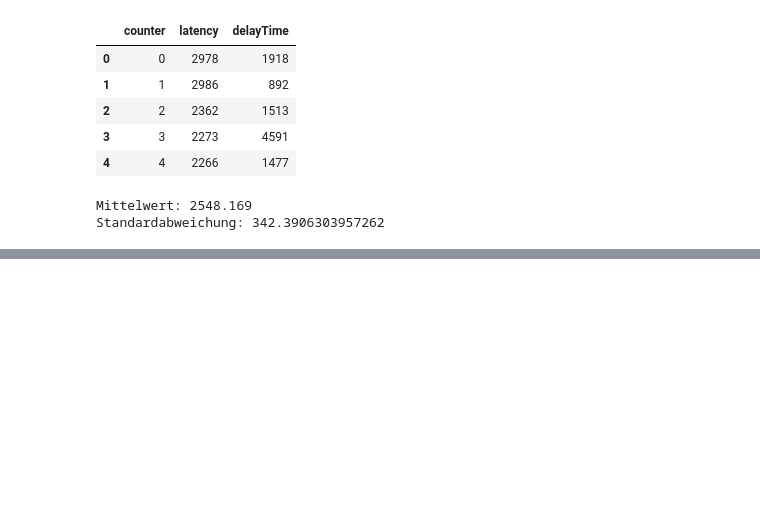
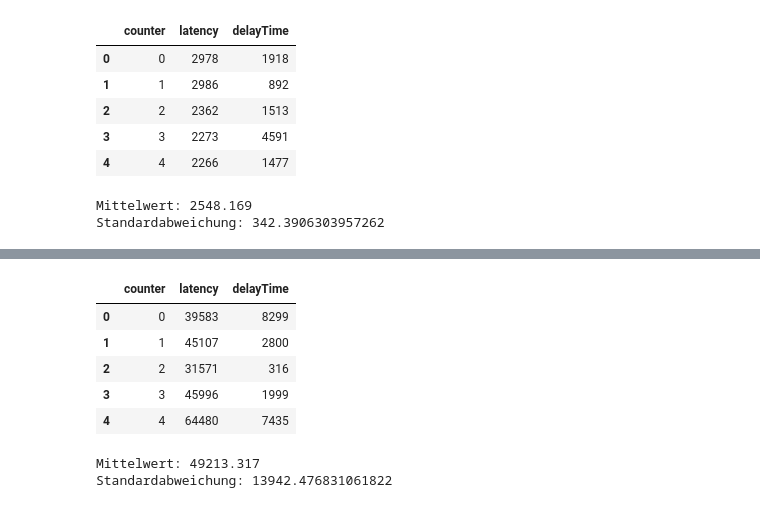
Before and after one commit to Michael1Mueller/monte-carlo, a Jupyter notebook: montecarlo.ipynb, the cells around one changed output, grey strips where cells are left out. Saved outputs shown, nothing was run; the diff lists cells and outputs as text; code cells hidden in the pictures; blank space fills up the shorter version.

```diff
--- a/montecarlo.ipynb
+++ b/montecarlo.ipynb
@@ -88,0 +115,23 @@ Incompatible - Standardabweichung der Gesamtverzögerung: 122.13 ms
+# %%
+# Acer Tastatur: Langsam
+file_path = ".\AUTO_6312kw_0ms_1.csv"
+data_start_line = 7
+data = pd.read_csv(file_path, sep=';', skiprows=data_start_line)
+
+data.head()
+# %% [output]
+|  | counter | latency | delayTime |
+| 0 | 0 | 39583 | 8299 |
+| 1 | 1 | 45107 | 2800 |
+| 2 | 2 | 31571 | 316 |
+| 3 | 3 | 45996 | 1999 |
+| 4 | 4 | 64480 | 7435 |
+# %%
+acer_latency_mean = data['latency'].mean()
+acer_latency_std = data['latency'].std()
+
+print(f"Mittelwert: {acer_latency_mean}")
+print(f"Standardabweichung: {acer_latency_std}")
+# %% [output]
+Mittelwert: 49213.317
+Standardabweichung: 13942.476831061822
```
Also changed, not shown: parts of 6 cells of this notebook, 3 other files.
